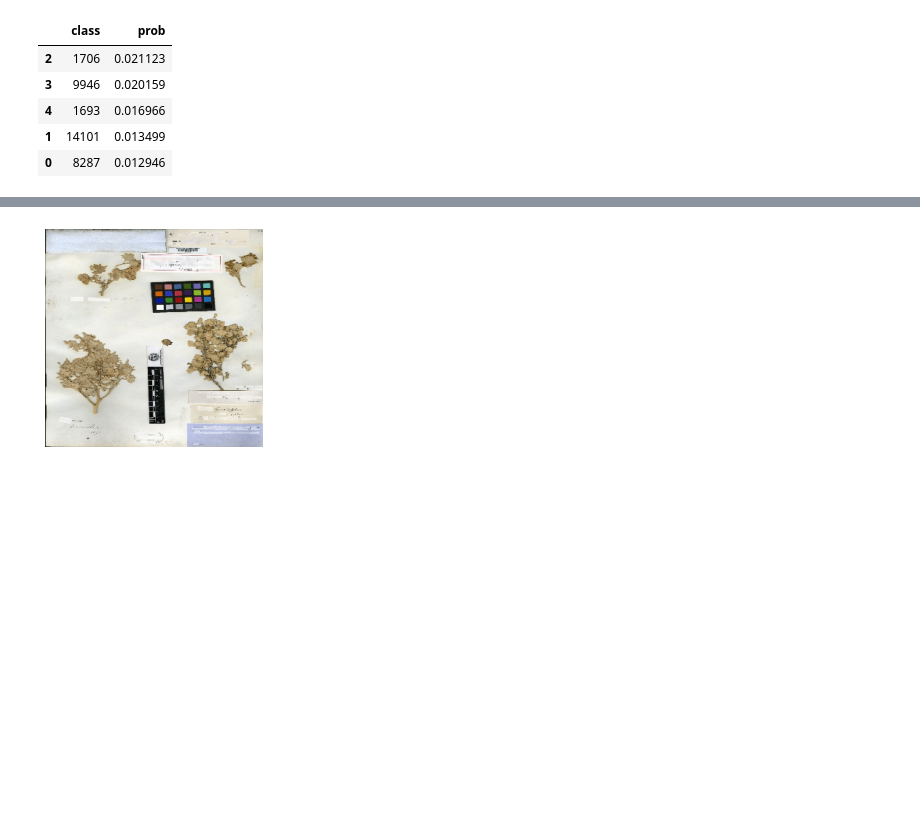
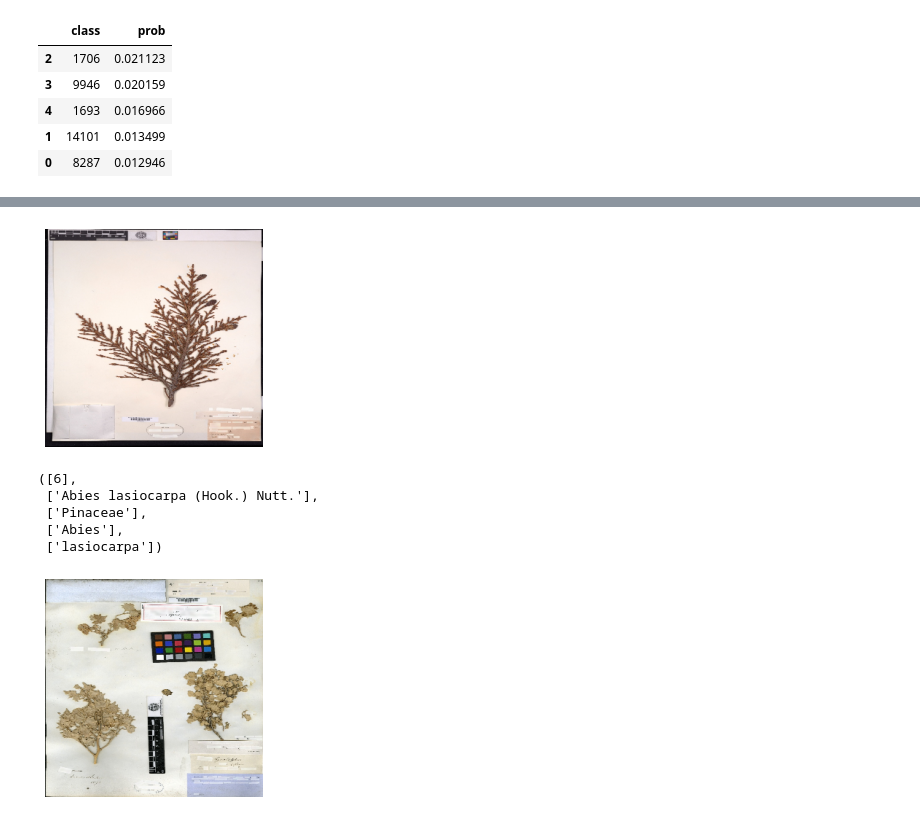
Before and after one commit to hans-elliott99/herb22, a Jupyter notebook: notebooks/image-test.ipynb, the cells around one changed output, grey strips where cells are left out. Drawn from its saved outputs; the diff is of its cells as text; code cells hidden in the pictures; blank space fills up the shorter version.

```diff
--- a/notebooks/image-test.ipynb
+++ b/notebooks/image-test.ipynb
@@ -253,3 +257,12 @@ with open(pp+'labels.npy', 'rb') as f:
+# %%
+query_plant_info([6])
+# %% [output]
+[figure, added]
+([6],
+ ['Abies lasiocarpa (Hook.) Nutt.'],
+ ['Pinaceae'],
+ ['Abies'],
+ ['lasiocarpa'])
 # %%
 # Query the meta data for scientific name, family, genus, species, and example images
 def query_plant_info(categories):
```
Also changed, not shown: parts of 8 cells of this notebook, 2 other files.
